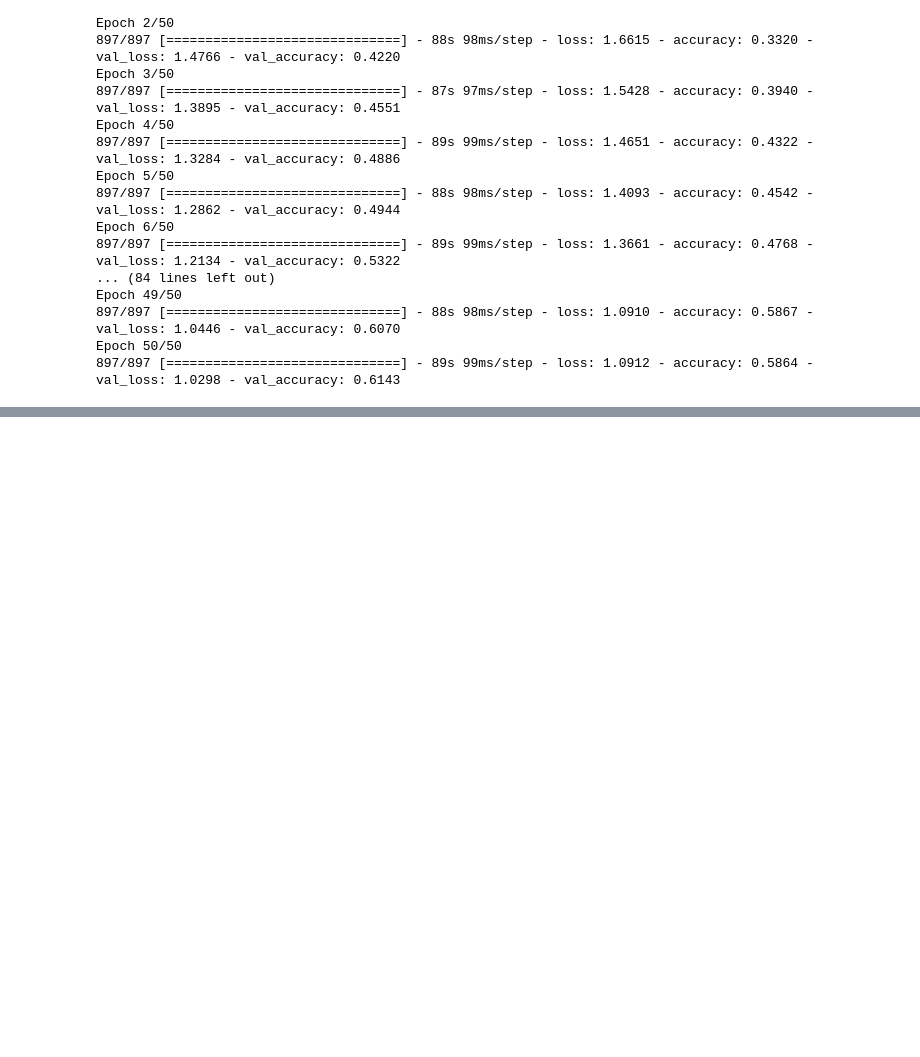
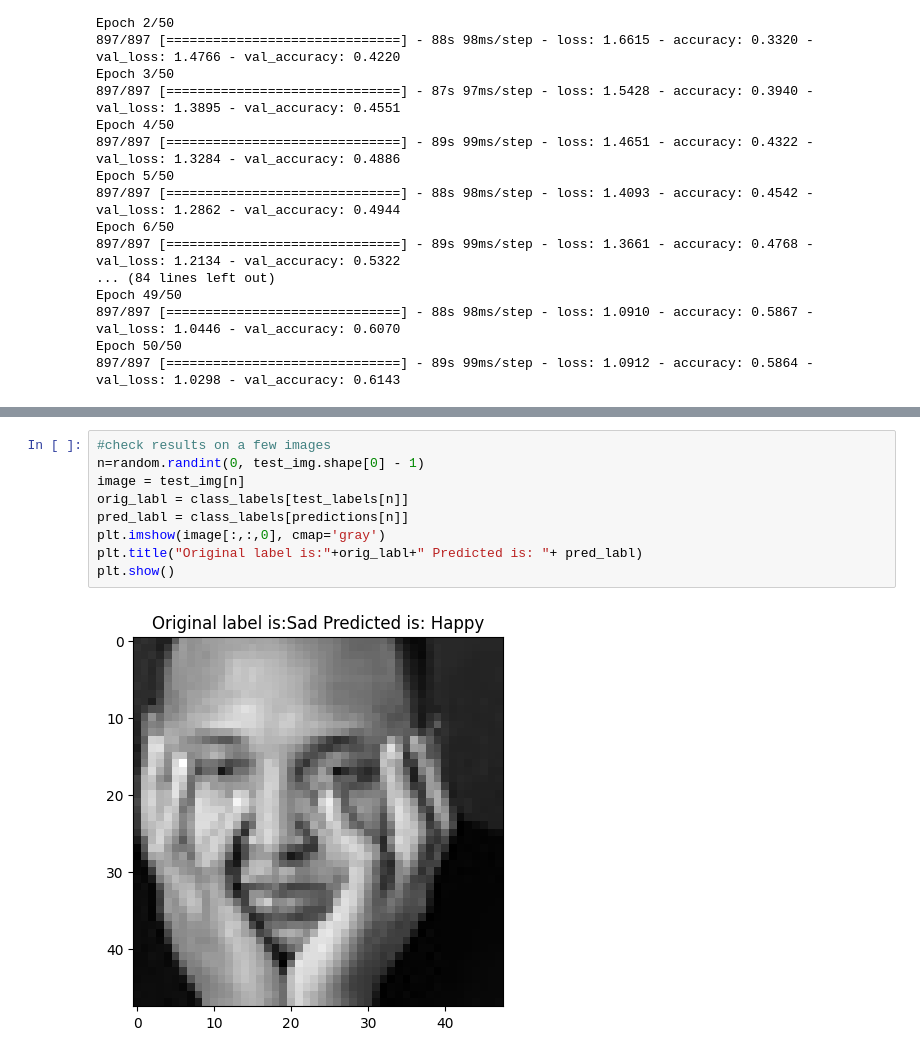
Before and after one commit to Innex42/AI-CW, a Jupyter notebook: train_emotion_detection.ipynb, the cells around one changed output, grey strips where cells are left out. Drawn from its saved outputs; the diff is of its cells as text; blank space fills up the shorter version.

```diff
--- a/train_emotion_detection.ipynb
+++ b/train_emotion_detection.ipynb
@@ -154,0 +214,11 @@ Epoch 50/50
+# %%
+#check results on a few images
+n=random.randint(0, test_img.shape[0] - 1)
+image = test_img[n]
+orig_labl = class_labels[test_labels[n]]
+pred_labl = class_labels[predictions[n]]
+plt.imshow(image[:,:,0], cmap='gray')
+plt.title("Original label is:"+orig_labl+" Predicted is: "+ pred_labl)
+plt.show()
+# %% [output]
+[figure, added]
```
Also changed, not shown: parts of 8 cells of this notebook.
